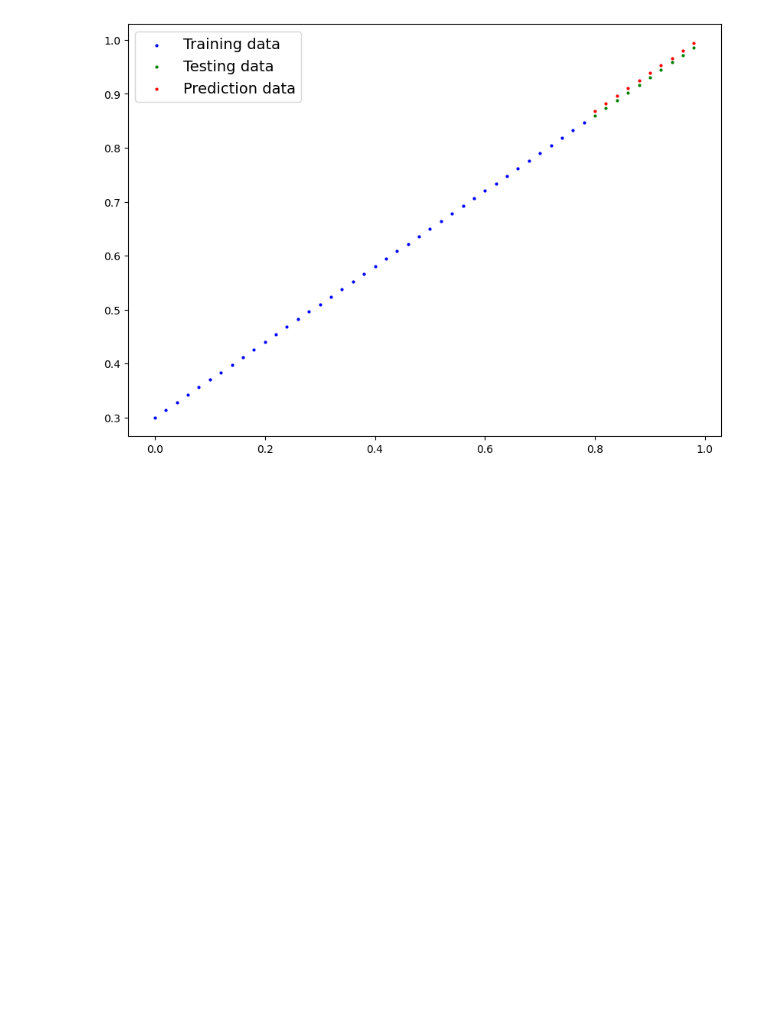
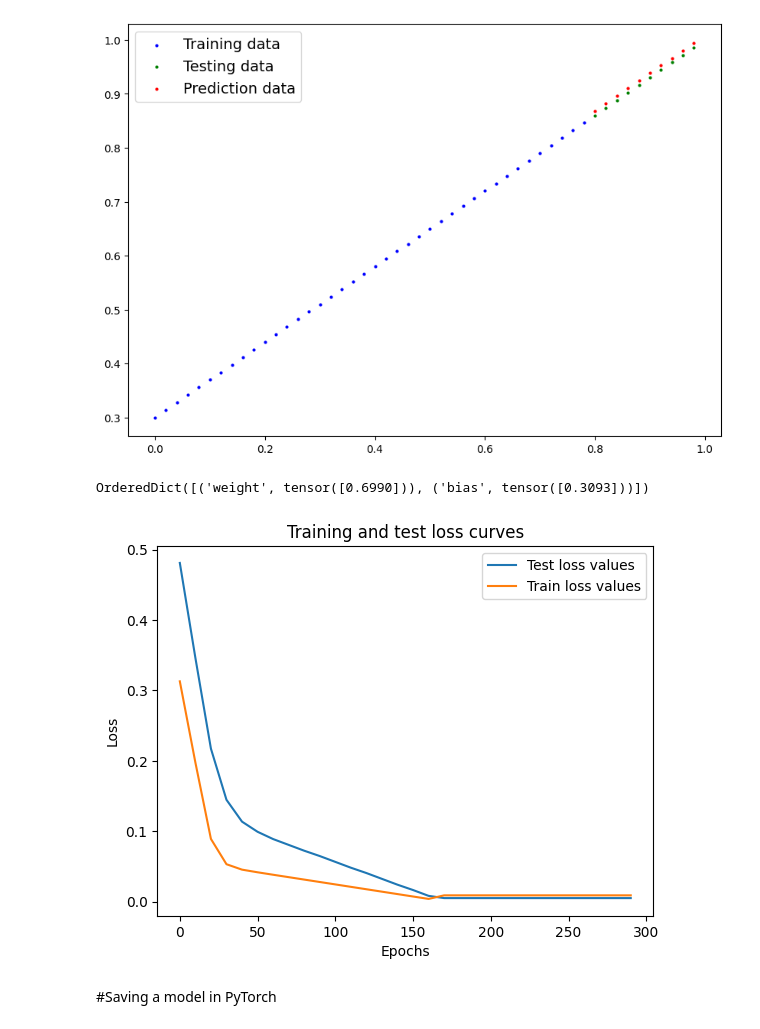
Before and after one commit to sangam-panday/Pytorch, a Jupyter notebook: 01_PyTorch_Workflow.ipynb, the cells around one changed output. Drawn from its saved outputs; the diff is of its cells as text; code cells hidden in the pictures; blank space fills up the shorter version.

```diff
--- a/01_PyTorch_Workflow.ipynb
+++ b/01_PyTorch_Workflow.ipynb
@@ -180,6 +180,11 @@ optimizer = torch.optim.SGD(params= model_0.parameters(),
 # %%
 torch.manual_seed(42)
 epochs = 300
+
+epoch_count = []
+loss_count = []
+test_loss_values = []
+
 for epoch in range(epochs):
   #Set the model to training mode
   model_0.train()
@@ -203,6 +208,9 @@ for epoch in range(epochs):
     test_loss = loss_fn(test_pred, y_test)
 
   if epoch % 10 == 0:
+    epoch_count.append(epoch)
+    test_loss_values.append(test_loss)
+    loss_count.append(loss)
     print(f"Epoch: {epoch}| loss: {loss}| test loss : {test_loss}")
 
     print(model_0.state_dict())
@@ -231,3 +239,20 @@ with torch.inference_mode():
 plot_predictions(predictions=y_preds_new)
 # %% [output]
 [figure]
+# %%
+model_0.state_dict()
+# %% [output]
+OrderedDict([('weight', tensor([0.6990])), ('bias', tensor([0.3093]))])
+# %%
+import numpy as np
+#Plot the loss curves
+plt.plot(epoch_count, test_loss_values, label = "Test loss values")
+plt.plot(epoch_count, np.array(torch.tensor(loss_count)), label = "Train loss values")
+plt.title("Training and test loss curves")
+plt.ylabel("Loss")
+plt.xlabel("Epochs")
+plt.legend();
+# %% [output]
+[figure, added]
+# %% [markdown]
+#Saving a model in PyTorch
```
Also changed, not shown: parts of 11 cells of this notebook, 1 other file.
